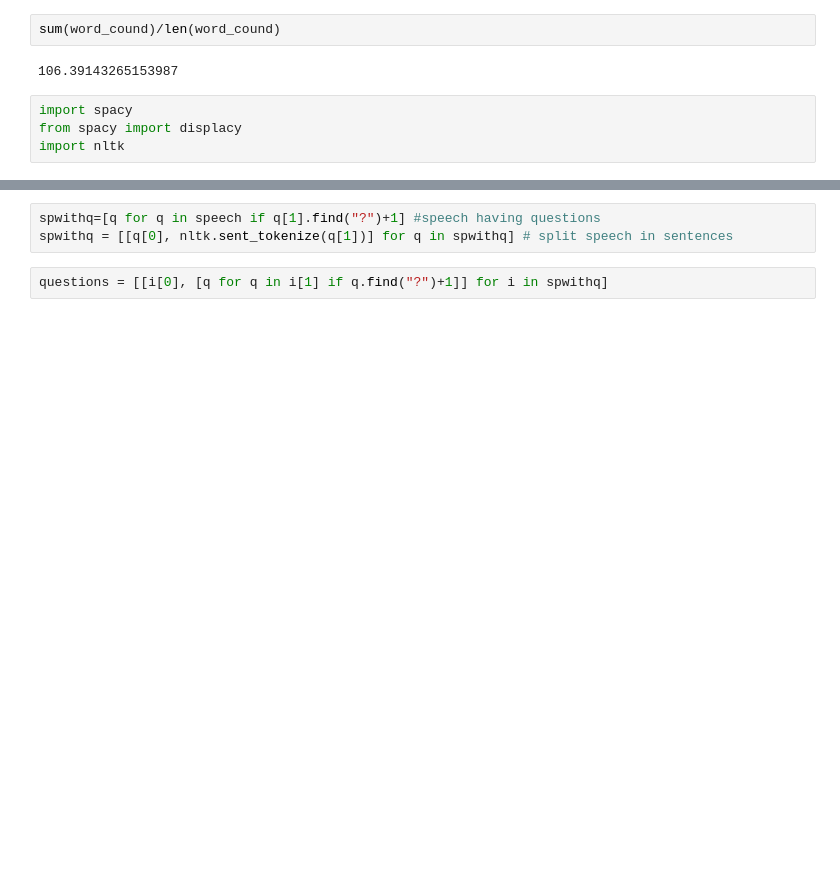
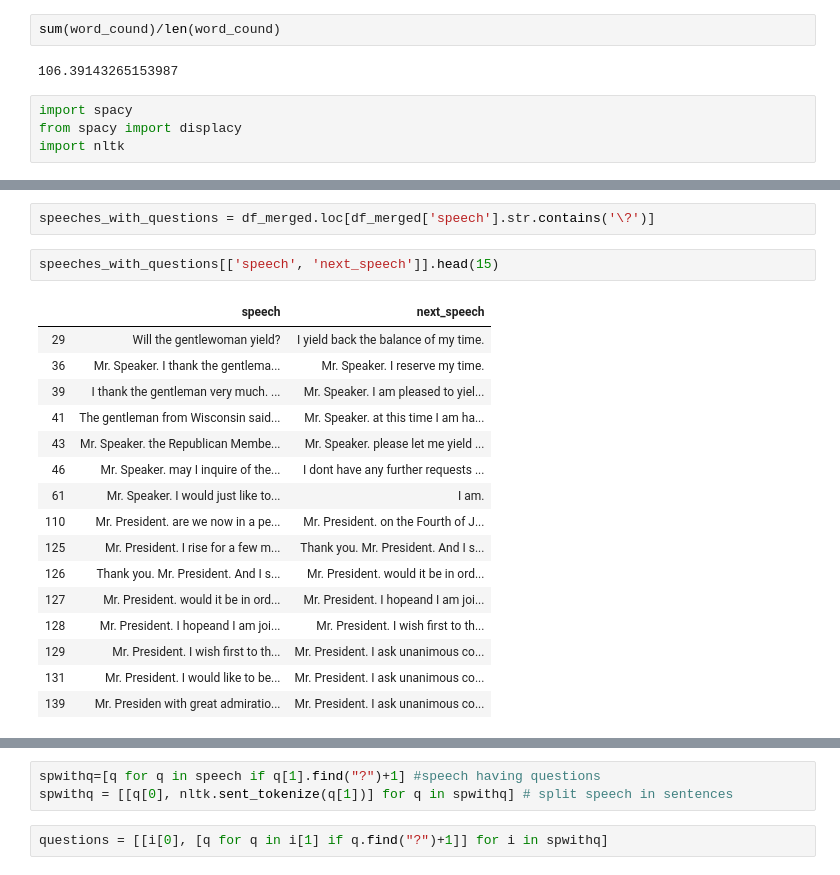
Before and after one commit to rostro36/Partisan-Responses, a Jupyter notebook: data_exploration.ipynb, the cells around one changed output, grey strips where cells are left out. Cells and saved outputs as stored; diff of their text form; blank space fills up the shorter version.

```diff
--- a/data_exploration.ipynb
+++ b/data_exploration.ipynb
@@ -83,0 +151,21 @@ pd.DataFrame(speech[1:], columns = speech[0]).head()
+# %%
+speeches_with_questions = df_merged.loc[df_merged['speech'].str.contains('\?')]
+# %%
+speeches_with_questions[['speech', 'next_speech']].head(15)
+# %% [output]
+|  | speech | next_speech |
+| 29 | Will the gentlewoman yield? | I yield back the balance of my time. |
+| 36 | Mr. Speaker. I thank the gentlema... | Mr. Speaker. I reserve my time. |
+| 39 | I thank the gentleman very much. ... | Mr. Speaker. I am pleased to yiel... |
+| 41 | The gentleman from Wisconsin said... | Mr. Speaker. at this time I am ha... |
+| 43 | Mr. Speaker. the Republican Membe... | Mr. Speaker. please let me yield ... |
+| 46 | Mr. Speaker. may I inquire of the... | I dont have any further requests ... |
+| 61 | Mr. Speaker. I would just like to... | I am. |
+| 110 | Mr. President. are we now in a pe... | Mr. President. on the Fourth of J... |
+| 125 | Mr. President. I rise for a few m... | Thank you. Mr. President. And I s... |
+| 126 | Thank you. Mr. President. And I s... | Mr. President. would it be in ord... |
+| 127 | Mr. President. would it be in ord... | Mr. President. I hopeand I am joi... |
+| 128 | Mr. President. I hopeand I am joi... | Mr. President. I wish first to th... |
+| 129 | Mr. President. I wish first to th... | Mr. President. I ask unanimous co... |
+| 131 | Mr. President. I would like to be... | Mr. President. I ask unanimous co... |
+| 139 | Mr. Presiden with great admiratio... | Mr. President. I ask unanimous co... |
```
Also changed, not shown: parts of 12 cells of this notebook, 2 other files.
